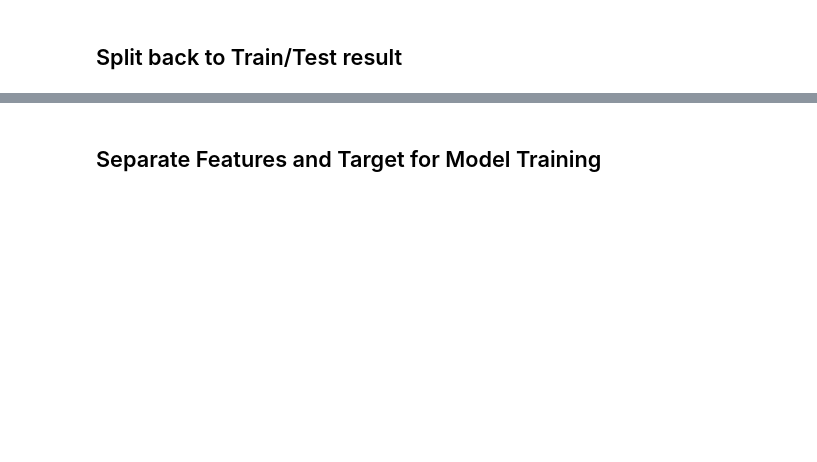
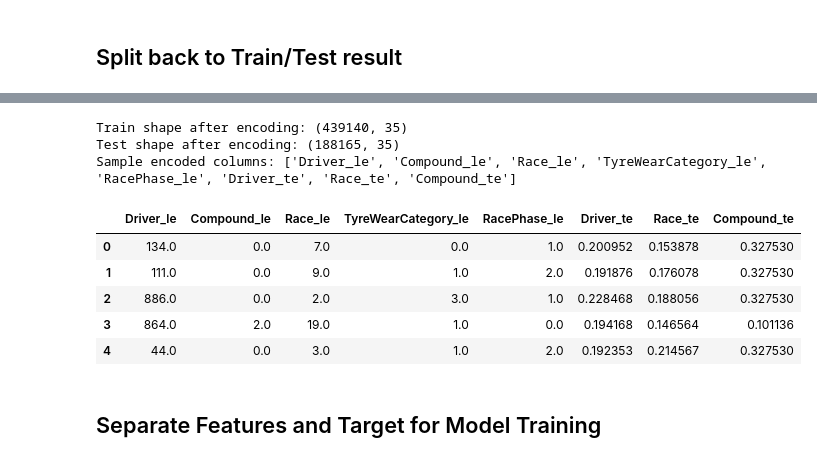
Before and after one commit to ethan-yong/F1-pitstop-prediction, a Jupyter notebook: analysis.ipynb, the cells around one changed output, grey strips where cells are left out. Saved outputs shown, nothing was run; the diff lists cells and outputs as text; code cells hidden in the pictures; blank space fills up the shorter version.

```diff
--- a/analysis.ipynb
+++ b/analysis.ipynb
@@ -341,22 +348,6 @@ combined["Cumulative_Degradation"] = combined[
     lower=-300,
     upper=300
 )
-
-## ENCODE CATEGORICAL VARIABLES
-
-categorical_cols = [
-    "Driver",
-    "Compound",
-    "Race",
-    "TyreWearCategory",
-    "RacePhase"
-]
-
-combined = pd.get_dummies(
-    combined,
-    columns=categorical_cols,
-    drop_first=True
-)
 # %% [markdown]
 ## Split back to Train/Test result
 # %%
@@ -388,3 +385,42 @@ Test Shape: (188165, 947)
+# %%
+categorical_cols = ["Driver", "Compound", "Race", "TyreWearCategory", "RacePhase"]
+target_encode_cols = ["Driver", "Race", "Compound"]
+SMOOTH = 10
+
+# Label encoding (fit on train, apply to test)
+le = OrdinalEncoder(handle_unknown="use_encoded_value", unknown_value=-1)
+le_cols = [c + "_le" for c in categorical_cols]
+train_fe[le_cols] = le.fit_transform(train_fe[categorical_cols])
+test_fe[le_cols] = le.transform(test_fe[categorical_cols])
+
+# Target encoding (train PitNextLap only)
+global_mean = train_fe["PitNextLap"].mean()
+for col in target_encode_cols:
+    stats = train_fe.groupby(col)["PitNextLap"].agg(["mean", "count"])
+    stats["smooth"] = (
+        stats["count"] * stats["mean"] + SMOOTH * global_mean
+    ) / (stats["count"] + SMOOTH)
+    mapping = stats["smooth"]
+    train_fe[col + "_te"] = train_fe[col].map(mapping).fillna(global_mean)
+    test_fe[col + "_te"] = test_fe[col].map(mapping).fillna(global_mean)
+
+train_fe.drop(columns=categorical_cols, inplace=True)
+test_fe.drop(columns=categorical_cols, inplace=True)
+
+print("Train shape after encoding:", train_fe.shape)
+print("Test shape after encoding:", test_fe.shape)
+print("Sample encoded columns:", le_cols + [c + "_te" for c in target_encode_cols])
+train_fe[le_cols + [c + "_te" for c in target_encode_cols]].head()
+# %% [output]
+Train shape after encoding: (439140, 35)
+Test shape after encoding: (188165, 35)
+Sample encoded columns: ['Driver_le', 'Compound_le', 'Race_le', 'TyreWearCategory_le', 'RacePhase_le', 'Driver_te', 'Race_te', 'Compound_te']
+|  | Driver_le | Compound_le | Race_le | TyreWearCategory_le | RacePhase_le | Driver_te | Race_te | Compound_te |
+| 0 | 134.0 | 0.0 | 7.0 | 0.0 | 1.0 | 0.200952 | 0.153878 | 0.327530 |
+| 1 | 111.0 | 0.0 | 9.0 | 1.0 | 2.0 | 0.191876 | 0.176078 | 0.327530 |
+| 2 | 886.0 | 0.0 | 2.0 | 3.0 | 1.0 | 0.228468 | 0.188056 | 0.327530 |
+| 3 | 864.0 | 2.0 | 19.0 | 1.0 | 0.0 | 0.194168 | 0.146564 | 0.101136 |
+| 4 | 44.0 | 0.0 | 3.0 | 1.0 | 2.0 | 0.192353 | 0.214567 | 0.327530 |
 # %% [markdown]
 ## Separate Features and Target for Model Training
 # %%
```
Also changed, not shown: parts of 17 cells of this notebook, 13 other files.
